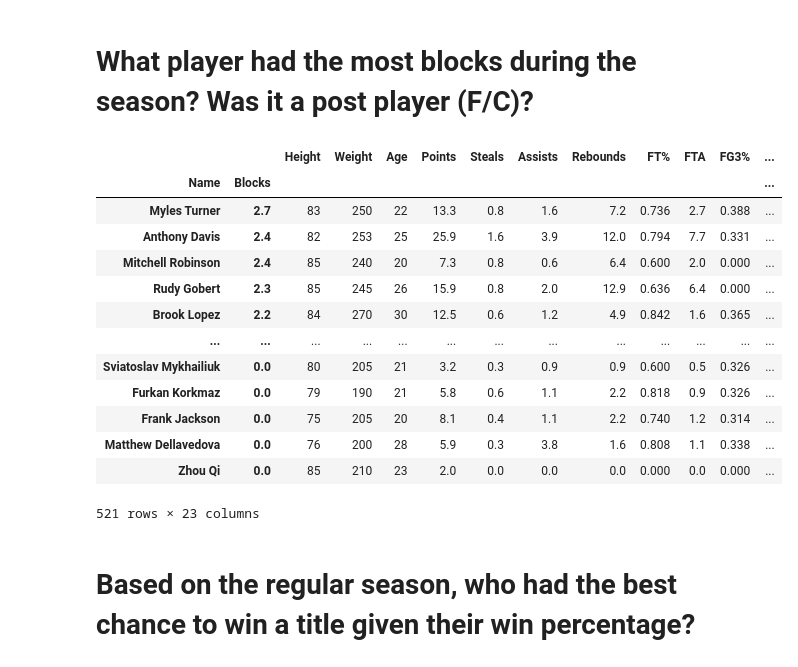
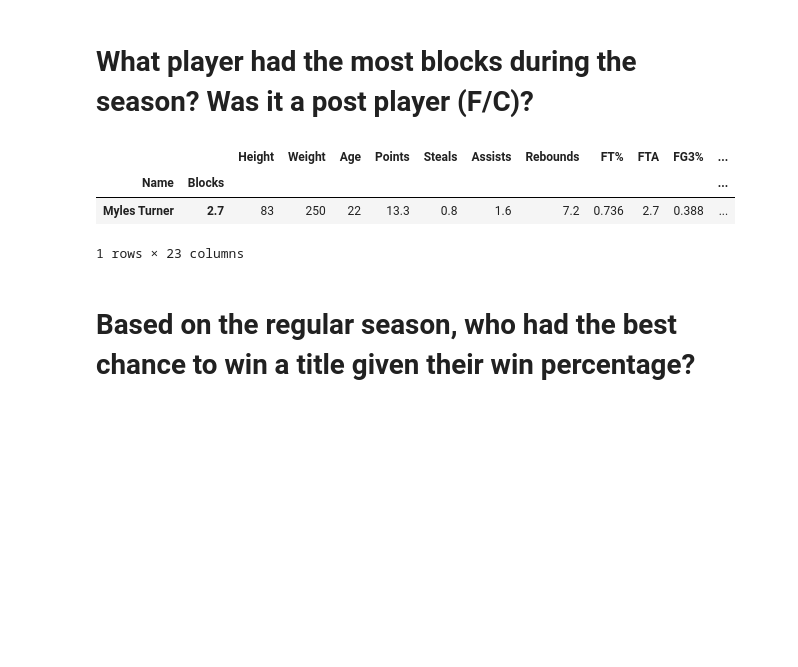
Before and after one commit to Jordan-Floyd/Week-8-HW, a Jupyter notebook: day-4/NBA Regular Season 2018-19 Data Challenge.ipynb, the cells around one changed output. Cells and saved outputs as stored; diff of their text form; code cells hidden in the pictures; blank space fills up the shorter version.

```diff
--- a/day-4/NBA Regular Season 2018-19 Data Challenge.ipynb
+++ b/day-4/NBA Regular Season 2018-19 Data Challenge.ipynb
@@ -55,26 +58,16 @@ print(sorted_points[0:1])
 # %%
 stats
 
 
-stats.groupby(['Name','Blocks']).sum().sort_values('Blocks', ascending = False)
+stats.groupby(['Name','Blocks']).sum().sort_values('Blocks', ascending = False).head(1)
 
 
 # ANSWER-- Myles Turner, highest ave blocks, couldnt get it to sum total blocks..
 # %% [output]
 |  |  | Height | Weight | Age | Points | Steals | Assists | Rebounds | FT% | FTA | FG3% | ... |
 | Name | Blocks |  |  |  |  |  |  |  |  |  |  | ... |
 | Myles Turner | 2.7 | 83 | 250 | 22 | 13.3 | 0.8 | 1.6 | 7.2 | 0.736 | 2.7 | 0.388 | ... |
-| Anthony Davis | 2.4 | 82 | 253 | 25 | 25.9 | 1.6 | 3.9 | 12.0 | 0.794 | 7.7 | 0.331 | ... |
-| Mitchell Robinson | 2.4 | 85 | 240 | 20 | 7.3 | 0.8 | 0.6 | 6.4 | 0.600 | 2.0 | 0.000 | ... |
-| Rudy Gobert | 2.3 | 85 | 245 | 26 | 15.9 | 0.8 | 2.0 | 12.9 | 0.636 | 6.4 | 0.000 | ... |
-| Brook Lopez | 2.2 | 84 | 270 | 30 | 12.5 | 0.6 | 1.2 | 4.9 | 0.842 | 1.6 | 0.365 | ... |
-| ... | ... | ... | ... | ... | ... | ... | ... | ... | ... | ... | ... | ... |
-| Sviatoslav Mykhailiuk | 0.0 | 80 | 205 | 21 | 3.2 | 0.3 | 0.9 | 0.9 | 0.600 | 0.5 | 0.326 | ... |
-| Furkan Korkmaz | 0.0 | 79 | 190 | 21 | 5.8 | 0.6 | 1.1 | 2.2 | 0.818 | 0.9 | 0.326 | ... |
-| Frank Jackson | 0.0 | 75 | 205 | 20 | 8.1 | 0.4 | 1.1 | 2.2 | 0.740 | 1.2 | 0.314 | ... |
-| Matthew Dellavedova | 0.0 | 76 | 200 | 28 | 5.9 | 0.3 | 3.8 | 1.6 | 0.808 | 1.1 | 0.338 | ... |
-| Zhou Qi | 0.0 | 85 | 210 | 23 | 2.0 | 0.0 | 0.0 | 0.0 | 0.000 | 0.0 | 0.000 | ... |
-521 rows × 23 columns
+1 rows × 23 columns
 # %% [markdown]
 # Based on the regular season, who had the best chance to win a title given their win percentage?
 # %% [markdown]
```
Also changed, not shown: parts of 5 cells of this notebook, 3 other files.
